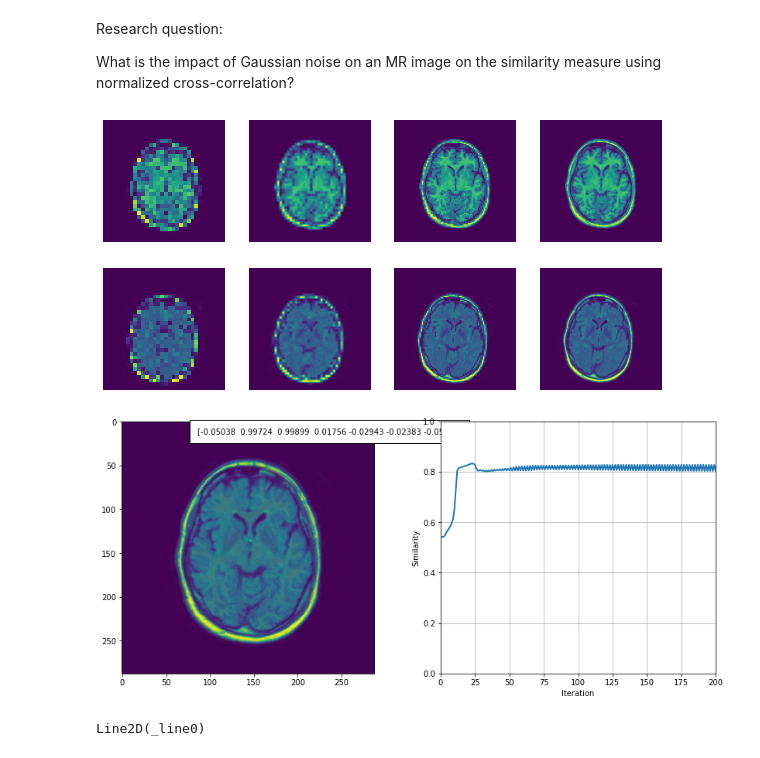
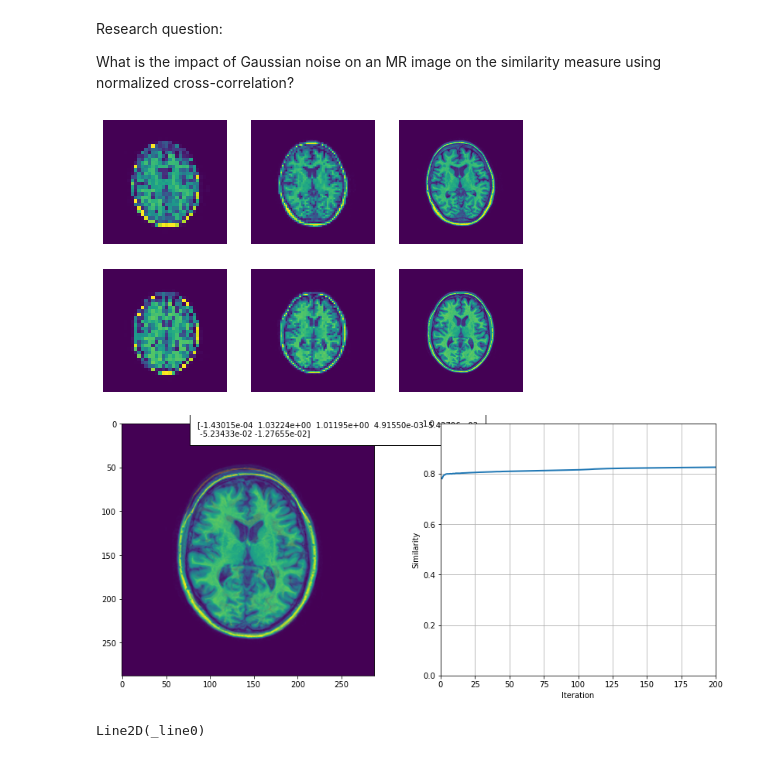
Before and after one commit to LarsvanSprang/8be030-13, a Jupyter notebook: main.ipynb, the cells around one changed output. Drawn from its saved outputs; the diff is of its cells as text; code cells hidden in the pictures.

Commit message:
plot werkt op alleen de laatste & beste run

```diff
--- a/main.ipynb
+++ b/main.ipynb
@@ -104,32 +104,34 @@ Research question:
 
 What is the impact of Gaussian noise on an MR image on the similarity measure using normalized cross-correlation?
 # %%
+
 tIm = plt.imread('image_data/3_2_t1.tif')
-rIm = plt.imread('image_data/3_2_t1_d.tif')
+rIm = plt.imread('image_data/2_2_t1.tif')
 
-stack_original = project1.downsampler(3, 3, tIm)
-stack_rotated = project1.downsampler(3, 3, rIm)
+num_images = 3
+stack_original = project1.downsampler(num_images, 4, tIm)
+stack_rotated = project1.downsampler(num_images, 4, rIm)
 
 num_images = len(stack_original)
 
 # Create a figure with a row of subplots
 fig, axs = plt.subplots(2, num_images, figsize=((5 * num_images)/2, 5))
 
 for i, img in enumerate(stack_original):
     axs[0,i].imshow(img)
     axs[1,i].imshow(stack_rotated[i])
     axs[0,i].axis('off')  # Hide axes
     axs[1,i].axis('off')  # Hide axes
 
 plt.show()
 # %% [output]
-[figure, old version]
+[figure, new version]
 # %%
-learning_curve_norm = project1.intensity_based_registration_affine(tIm, rIm)
+learning_curve_norm = project1.intensity_based_registration_affine("3_2_t1", "2_2_t1")
 xdata_norm = learning_curve_norm.get_xdata()
 ydata_norm = learning_curve_norm.get_ydata()
 # %% [output]
-[figure, old version]
+[figure, new version]
 Line2D(_line0)
 # %%
 
```
Also changed, not shown: parts of 2 cells of this notebook, 2 other files.
